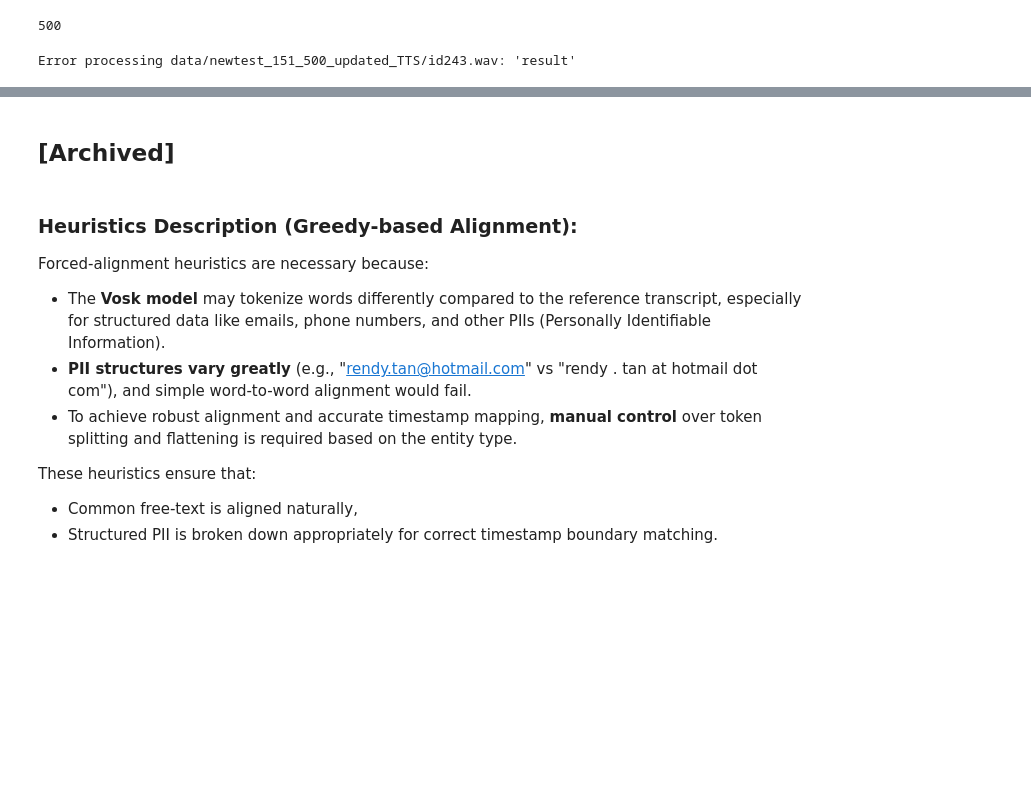
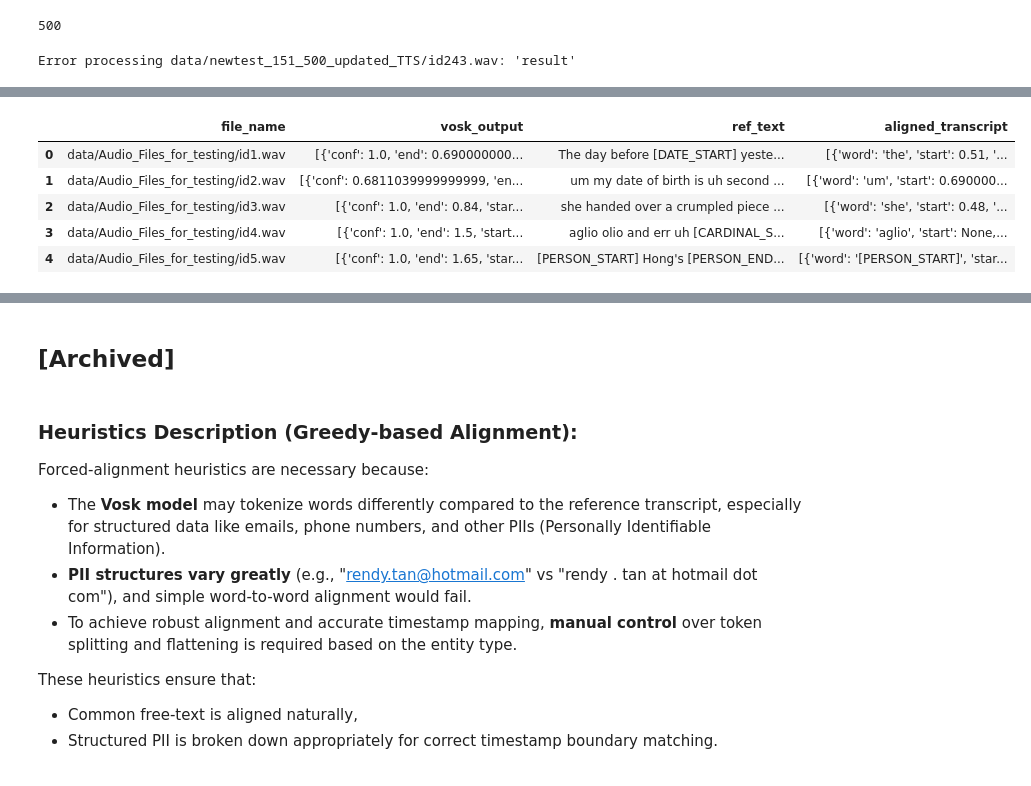
Before and after one commit to farhanazmiCS/Speech-PII, a Jupyter notebook: Alignment_Tool.ipynb, the cells around one changed output, grey strips where cells are left out. Drawn from its saved outputs; the diff is of its cells as text; code cells hidden in the pictures; blank space fills up the shorter version.

```diff
--- a/Alignment_Tool.ipynb
+++ b/Alignment_Tool.ipynb
@@ -742,0 +1100,11 @@ processed_df.tail()
+# %%
+processed_df = pd.read_json('data/processed_test_set_aligned.json', lines=True)
+# %%
+processed_df.head()
+# %% [output]
+|  | file_name | vosk_output | ref_text | aligned_transcript |
+| 0 | data/Audio_Files_for_testing/id1.wav | [{'conf': 1.0, 'end': 0.690000000... | The day before [DATE_START] yeste... | [{'word': 'the', 'start': 0.51, '... |
+| 1 | data/Audio_Files_for_testing/id2.wav | [{'conf': 0.6811039999999999, 'en... | um my date of birth is uh second ... | [{'word': 'um', 'start': 0.690000... |
+| 2 | data/Audio_Files_for_testing/id3.wav | [{'conf': 1.0, 'end': 0.84, 'star... | she handed over a crumpled piece ... | [{'word': 'she', 'start': 0.48, '... |
+| 3 | data/Audio_Files_for_testing/id4.wav | [{'conf': 1.0, 'end': 1.5, 'start... | aglio olio and err uh [CARDINAL_S... | [{'word': 'aglio', 'start': None,... |
+| 4 | data/Audio_Files_for_testing/id5.wav | [{'conf': 1.0, 'end': 1.65, 'star... | [PERSON_START] Hong's [PERSON_END... | [{'word': '[PERSON_START]', 'star... |
```
Also changed, not shown: parts of 43 cells of this notebook.
